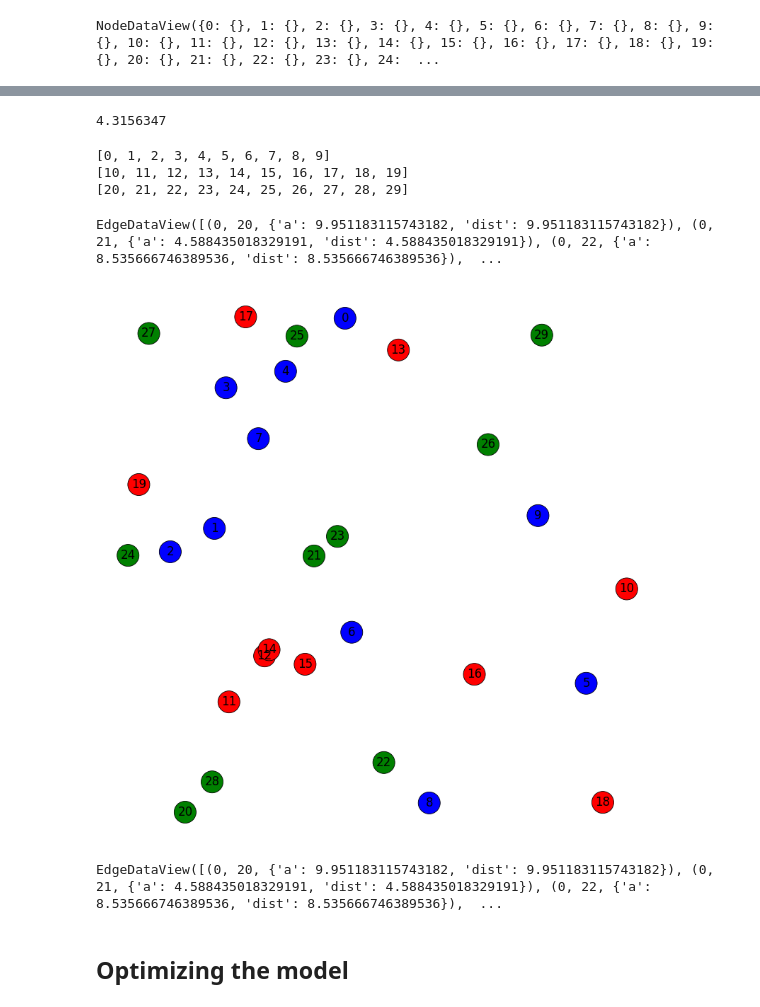
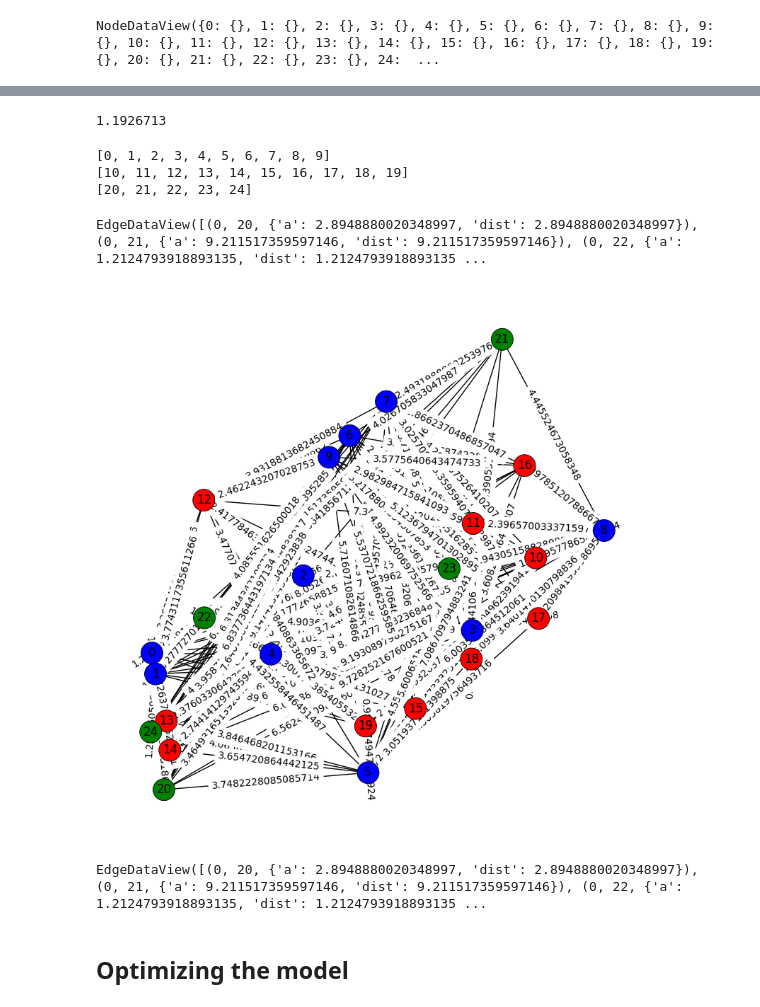
Before and after one commit to Halcatraz/NetworkOptimizationProject2023, a Jupyter notebook: PCF.ipynb, the cells around one changed output, grey strips where cells are left out. Cells and saved outputs as stored; diff of their text form; code cells hidden in the pictures.

```diff
--- a/PCF.ipynb
+++ b/PCF.ipynb
@@ -125,14 +125,18 @@ def DrawSol(G, figure_size, x):
 
 number_of_clinic = 10
 number_of_hospitals = 10
-number_of_demand_points = 10
+number_of_demand_points = 5
+
+K = range(0, number_of_clinic)
+J = range(number_of_clinic, number_of_clinic + number_of_hospitals)
+I = range(number_of_clinic + number_of_hospitals, number_of_clinic + number_of_hospitals + number_of_demand_points)
 
 area_size = 10
 
 # Number of candidate clinic's to be established
-p = 10
+p = 5
 # Number of candidate hospital's to be established
-q = 10
+q = 5
 
 # Portion of patient in a clinic k referred to an hospital
 theta = {k:random.random() for k in K}
@@ -165,17 +166,35 @@ pos = nx.random_layout(G)
 # %%
 #Setting the network values (2)
 # on peut aussi dire que tous les hopitaux et cliniques ont la même capacité d'accueil
-C1 = {k:random.randint(20,100) for k in range(len(G)) if k >= 0 and k < number_of_clinic} # a clinic can accommodate between 20 and 100 people
+# C1 = {k:random.randint(20,100) for k in range(len(G)) if k >= 0 and k < number_of_clinic} # a clinic can accommodate between 20 and 100 people
 
-C2 = {j:random.randint(100,300) for j in range(len(G)) if j >= number_of_clinic and j < number_of_clinic + number_of_hospitals}# an hospital can accommodate between 100 and 300 people
+# C2 = {j:random.randint(100,300) for j in range(len(G)) if j >= number_of_clinic and j < number_of_clinic + number_of_hospitals}# an hospital can accommodate between 100 and 300 people
+
+# C = {}
+# for i in range(len(G)):
+#     if i >= 0 and i < number_of_clinic:
+#         C[i] = random.randint(50,200)
+#         # a clinic can accommodate between 20 and 100 people
+#     elif i >= number_of_clinic and i < number_of_clinic + number_of_hospitals:
+#         C[i] = random.randint(200,400)
+#         # an hospital can accommodate between 100 and 300 people
+#     else:
+#         C[i] = random.randint(0,50)
+#         # population in node i
 
 C = {}
 for i in range(len(G)):
     if i >= 0 and i < number_of_clinic:
-        C[i] = random.randint(50,200)
+        if i % 2 == 0:
+            C[i] = 50
+        else :
+            C[i] = 100
         # a clinic can accommodate between 20 and 100 people
     elif i >= number_of_clinic and i < number_of_clinic + number_of_hospitals:
-        C[i] = random.randint(200,400)
+        if i % 2 == 0:
+            C[i] = 200
+        else :
+            C[i] = 400
         # an hospital can accommodate between 100 and 300 people
     else:
         C[i] = random.randint(0,50)
@@ -272,7 +291,7 @@ NodeDataView({0: {'x': 4.3156347, 'y': 9.841335, 'color': 'blue', 'location_type
 # %%
 G.nodes[0]['x']
 # %% [output]
-4.3156347
+1.1926713
 # %%
 #Creating the edges that are only useful, e.g the ones between demand point and clinic and clinic and hospital location
 #Adding the cost (e.g distance) and naming it a or t accordingly to the pdf.
@@ -287,7 +306,7 @@ print(index_of_demand_points)
 # %% [output]
 [0, 1, 2, 3, 4, 5, 6, 7, 8, 9]
 [10, 11, 12, 13, 14, 15, 16, 17, 18, 19]
-[20, 21, 22, 23, 24, 25, 26, 27, 28, 29]
+[20, 21, 22, 23, 24]
 # %%
 
 for source in index_of_demand_points:
@@ -302,15 +321,15 @@ for source in index_of_clinic:
 # %%
 G.edges(data=True)
 # %% [output]
-EdgeDataView([(0, 20, {'a': 9.951183115743182, 'dist': 9.951183115743182}), (0, 21, {'a': 4.588435018329191, 'dist': 4.588435018329191}), (0, 22, {'a': 8.535666746389536, 'dist': 8.535666746389536}),  ...
+EdgeDataView([(0, 20, {'a': 2.8948880020348997, 'dist': 2.8948880020348997}), (0, 21, {'a': 9.211517359597146, 'dist': 9.211517359597146}), (0, 22, {'a': 1.2124793918893135, 'dist': 1.2124793918893135 ...
 # %%
-DrawInitG(G,(10,10), withedges=False)
+DrawInitG(G,(10,10), withedges=True)
 # %% [output]
-[figure, old version]
+[figure, new version]
 # %%
 G.edges(data=True)
 # %% [output]
-EdgeDataView([(0, 20, {'a': 9.951183115743182, 'dist': 9.951183115743182}), (0, 21, {'a': 4.588435018329191, 'dist': 4.588435018329191}), (0, 22, {'a': 8.535666746389536, 'dist': 8.535666746389536}),  ...
+EdgeDataView([(0, 20, {'a': 2.8948880020348997, 'dist': 2.8948880020348997}), (0, 21, {'a': 9.211517359597146, 'dist': 9.211517359597146}), (0, 22, {'a': 1.2124793918893135, 'dist': 1.2124793918893135 ...
 # %% [markdown]
 ## Optimizing the model
 # %%
```
Also changed, not shown: parts of 24 cells of this notebook.
